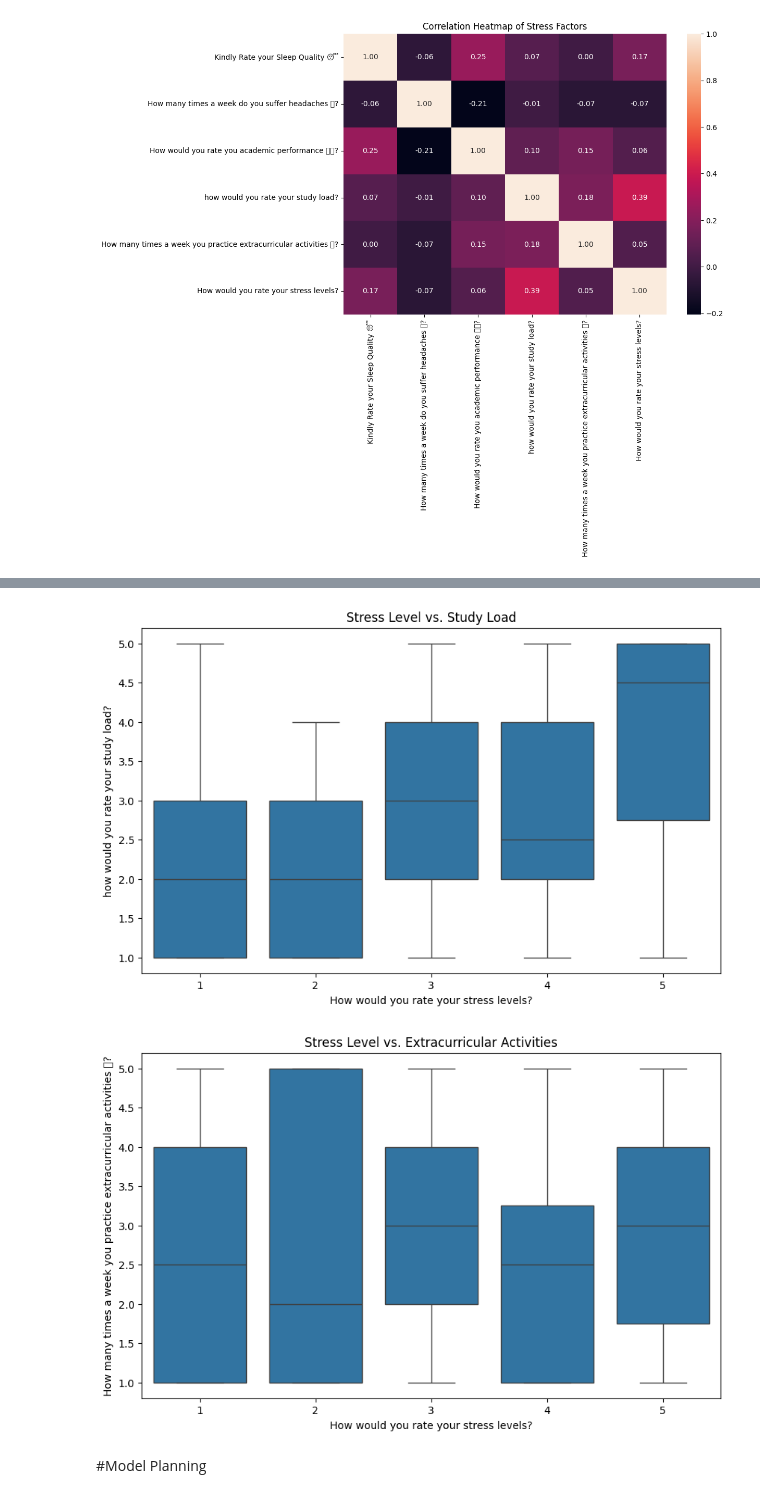
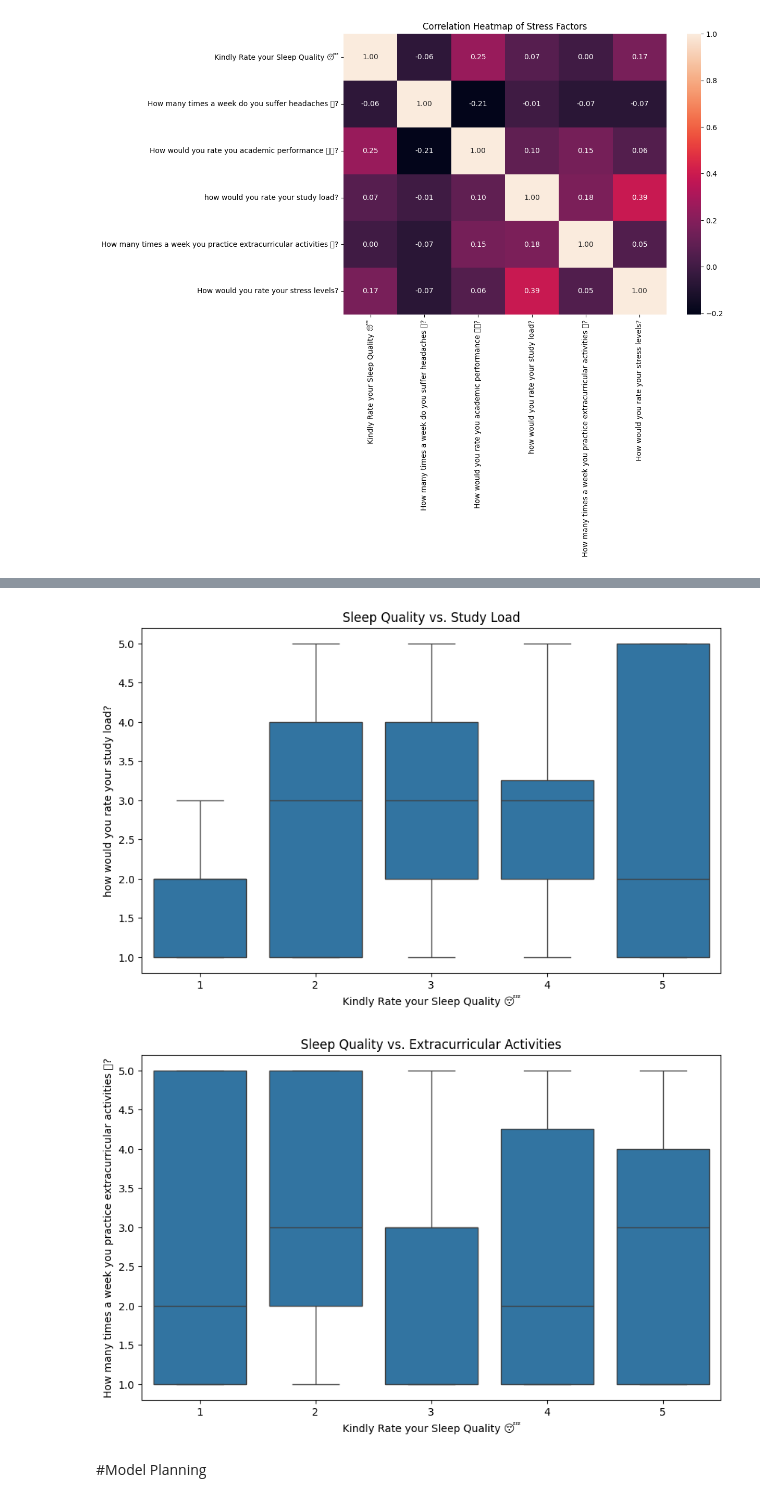
Before and after one commit to Phassakorn512/CS240-termproject, a Jupyter notebook: termproject.ipynb, the cells around one changed output, grey strips where cells are left out. Cells and saved outputs as stored; diff of their text form; code cells hidden in the pictures.

```diff
--- a/termproject.ipynb
+++ b/termproject.ipynb
@@ -276,17 +280,19 @@ plt.show()
 # %%
 plt.figure(figsize=(10, 6))
-sb.boxplot(x="How would you rate your stress levels?", y="how would you rate your study load?", data=df)
-plt.title('Stress Level vs. Study Load')
+sb.boxplot(x='Kindly Rate your Sleep Quality 😴', y='how would you rate your study load?', data=df)
+plt.title('Sleep Quality vs. Study Load')
 plt.show()
+# สร้างกราฟ boxplot โดยให้ Sleep Quality (แกน X) เทียบกับ Study Load (แกน Y)
 # %% [output]
-[figure, old version]
+[figure, new version]
 # %%
 plt.figure(figsize=(10, 6))
-sb.boxplot(x="How would you rate your stress levels?", y="How many times a week you practice extracurricular activities 🎾?", data=df)
-plt.title('Stress Level vs. Extracurricular Activities')
+sb.boxplot(x='Kindly Rate your Sleep Quality 😴', y='How many times a week you practice extracurricular activities 🎾?', data=df)
+plt.title('Sleep Quality vs. Extracurricular Activities')
 plt.show()
+# สร้างกราฟ boxplot โดยให้ Sleep Quality (แกน X) เทียบกับ Extracurricular Activities (แกน Y)
 # %% [output]
-[figure, old version]
+[figure, new version]
 # %% [markdown]
 #Model Planning
 # %% [markdown]
```
Also changed, not shown: parts of 5 cells of this notebook.
